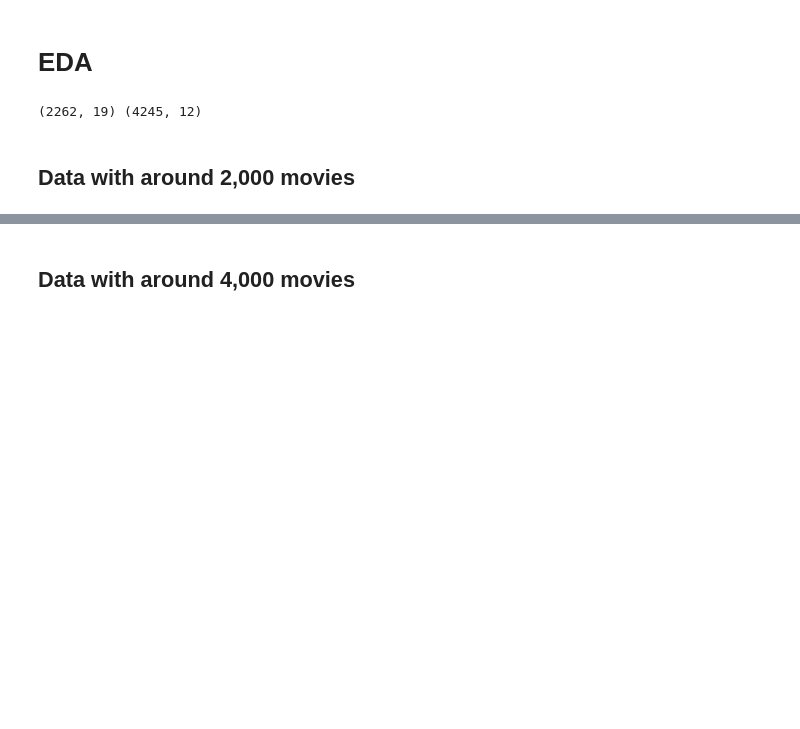
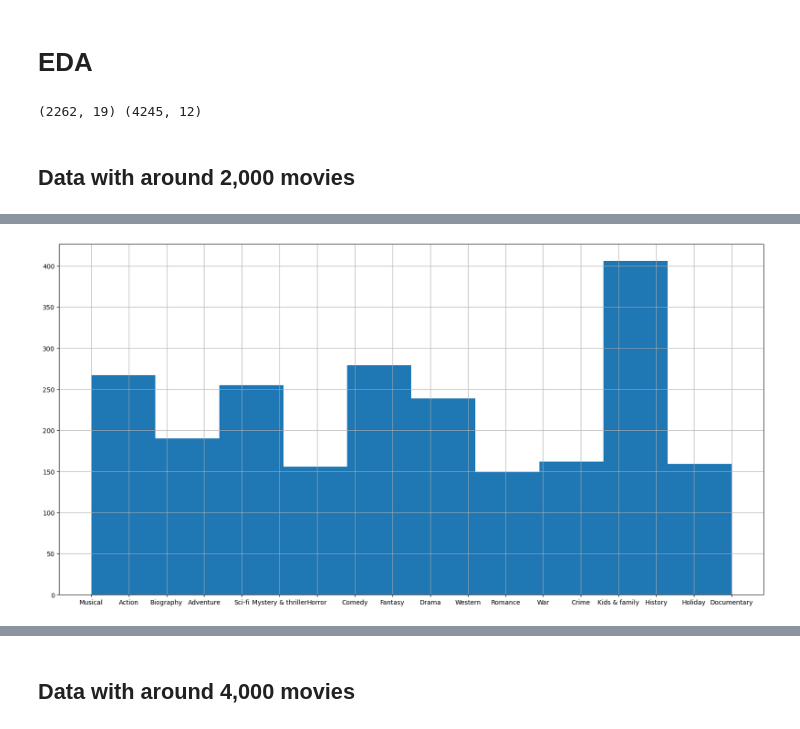
Before and after one commit to Sorooshi/Rotten_Tomatoes_DatabaSet, a Jupyter notebook: notebooks/a02_generate_two_movie_datasets.ipynb, the cells around one changed output, grey strips where cells are left out. Cells and saved outputs as stored; diff of their text form; code cells hidden in the pictures; blank space fills up the shorter version.

```diff
--- a/notebooks/a02_generate_two_movie_datasets.ipynb
+++ b/notebooks/a02_generate_two_movie_datasets.ipynb
@@ -245,8 +226,10 @@ movies_data_s["Genre"].unique()
 # %%
 
 plt.figure(figsize=(20, 10))
-movies_data_s["Genre"].hist()
+medium_movies_data["Genre"].hist()
 plt.show()
+# %% [output]
+[figure, added]
 # %%
 
 plt.figure(figsize=(20, 10))
```
Also changed, not shown: parts of 52 cells of this notebook.
